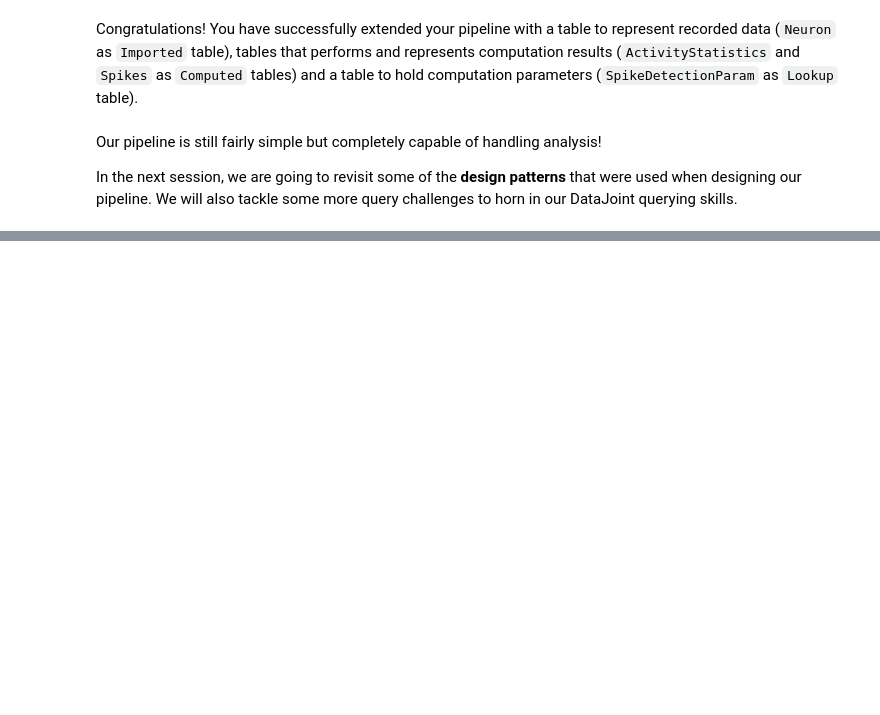
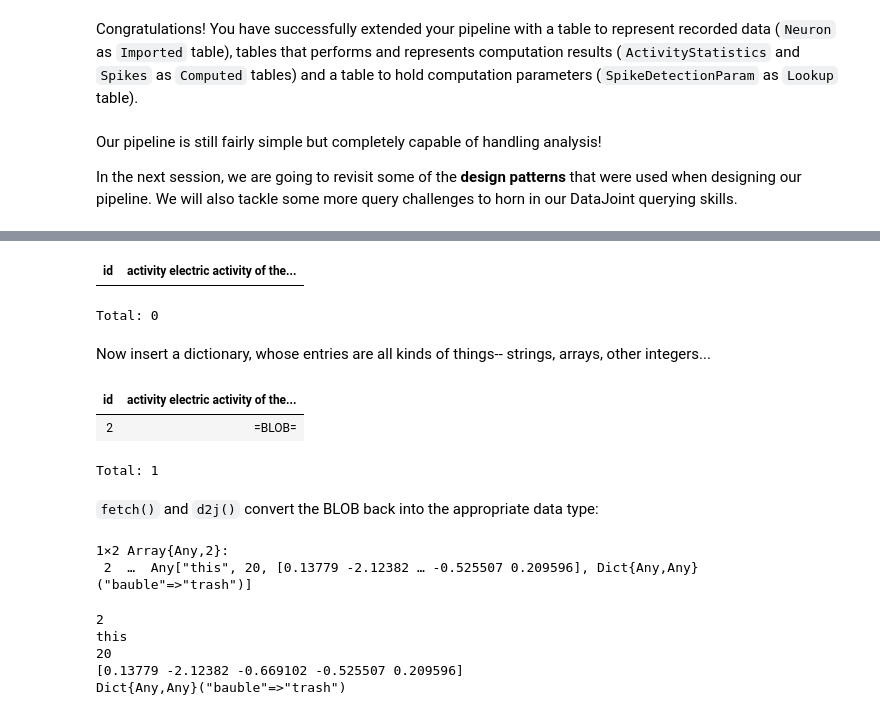
Before and after one commit to datajoint/neuronex_workshop_2018, a Jupyter notebook: julia/02-Imported and Computed Tables.ipynb, the cells around one changed output, grey strips where cells are left out. Cells and saved outputs as stored; diff of their text form; code cells hidden in the pictures; blank space fills up the shorter version.

```diff
--- a/julia/02-Imported and Computed Tables.ipynb
+++ b/julia/02-Imported and Computed Tables.ipynb
@@ -876,0 +797,44 @@ In the next session, we are going to revisit some of the **design patterns** tha
+# %%
+py"""
+schema = $dj.schema($schema_name, locals())
+
+@schema
+class Doodle($dj.Manual):
+    definition = '''
+    id :       int
+    ---
+    activity: longblob    # electric activity of the neuron
+    '''
+"""
+
+doodle = py"Doodle"()
+# %% [output]
+| id | activity electric activity of the... |
+Total: 0
+# %% [markdown]
+Now insert a dictionary, whose entries are all kinds of things-- strings, arrays, other integers...
+# %%
+doodle.insert1(Dict("id"=>2, "activity"=> ["this", 20, randn(1,5), Dict("bauble"=>"trash")]))
+doodle
+# %% [output]
+| id | activity electric activity of the... |
+| 2 | =BLOB= |
+Total: 1
+# %% [markdown]
+`fetch()` and `d2j()` convert the BLOB back into the appropriate data type:
+# %%
+x = d2j(doodle.fetch())
+# %% [output]
+1×2 Array{Any,2}:
+ 2  …  Any["this", 20, [0.13779 -2.12382 … -0.525507 0.209596], Dict{Any,Any}("bauble"=>"trash")]
+# %%
+println(x[1])
+for i=1:length(x[2])
+    println(x[2][i])
+end
+# %% [output]
+2
+this
+20
+[0.13779 -2.12382 -0.669102 -0.525507 0.209596]
+Dict{Any,Any}("bauble"=>"trash")
```
Also changed, not shown: parts of 65 cells of this notebook, 1 other file.
